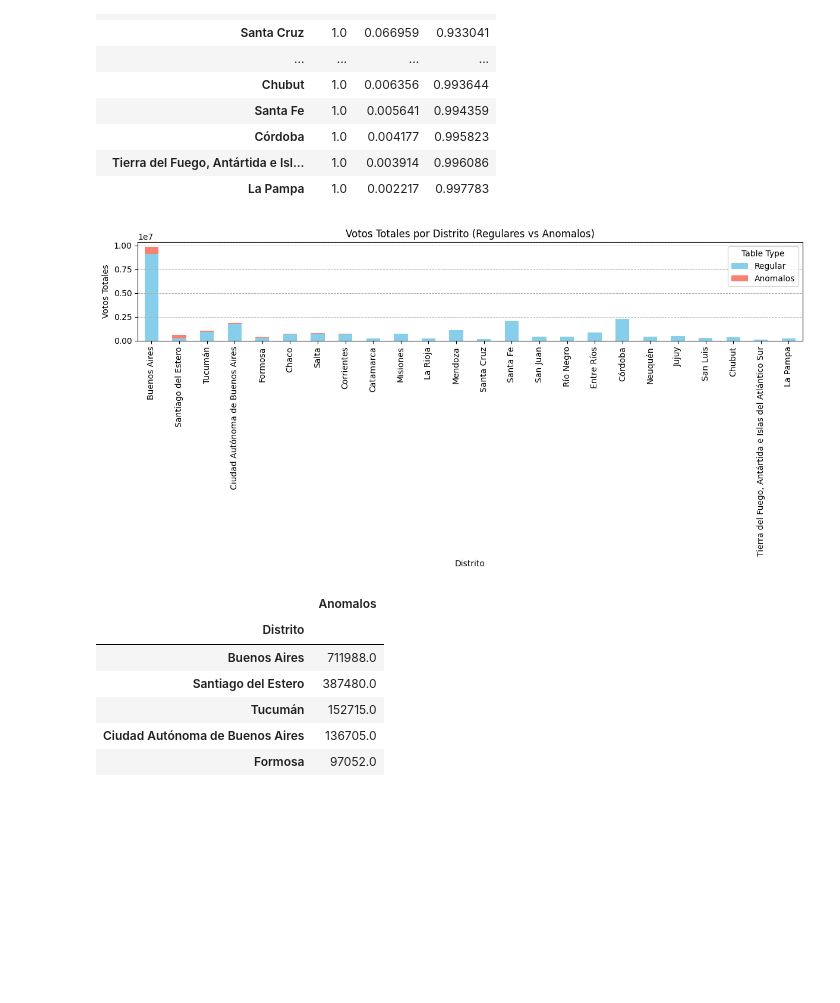
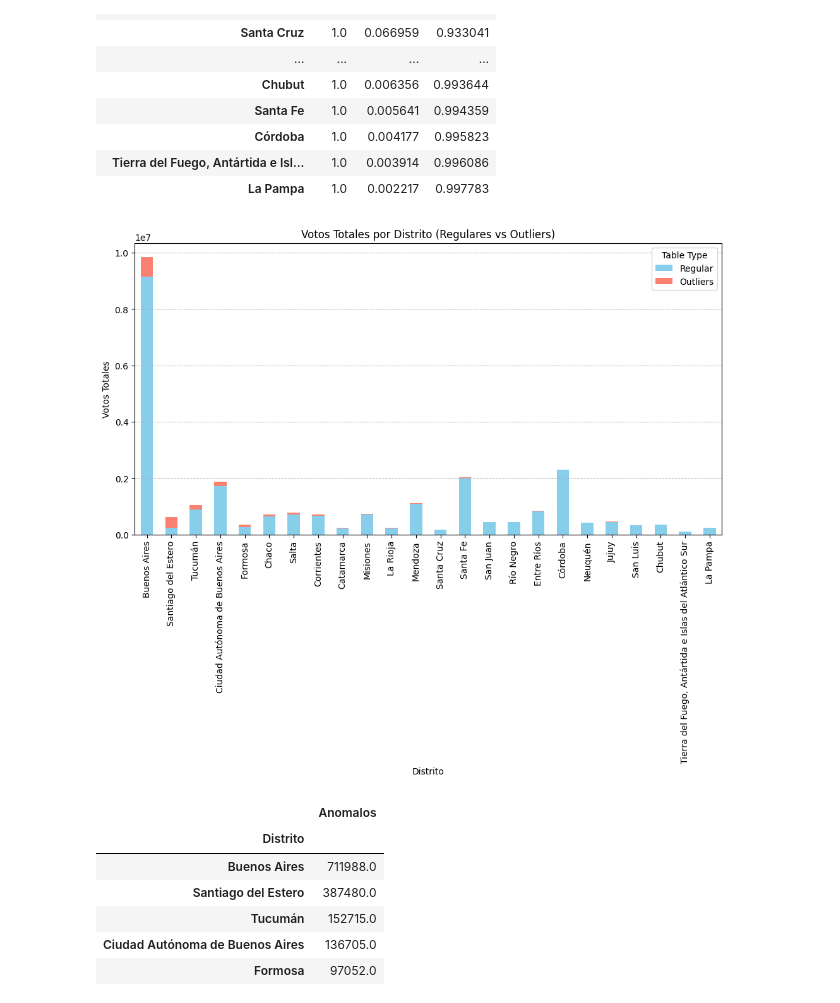
Before and after one commit to dgrandes/elecciones-arg-2023, a Jupyter notebook: Analisis-Elecciones.ipynb, the cells around one changed output. Drawn from its saved outputs; the diff is of its cells as text; code cells hidden in the pictures; blank space fills up the shorter version.

```diff
--- a/Analisis-Elecciones.ipynb
+++ b/Analisis-Elecciones.ipynb
@@ -436,29 +429,29 @@ districts_data_normalized.sort_values(by='Anomalos', ascending=False)
 # %%
  parties = ['UNION POR LA PATRIA', 'LA LIBERTAD AVANZA', 'JUNTOS POR EL CAMBIO', 'HACEMOS POR NUESTRO PAIS', 'FRENTE DE IZQUIERDA Y DE TRABAJADORES - UNIDAD']
 
 # Summing the votes for each party per Distrito for high-preference tables
 high_pref_votes_per_distrito = high_preference_tables.groupby('Distrito')[parties].sum().sum(axis=1)
 
 # Summing the votes for each party per Distrito for regular tables
 regular_tables_distrito = data[~data.index.isin(high_preference_tables.index)]
 regular_votes_per_distrito = regular_tables_distrito.groupby('Distrito')[parties].sum().sum(axis=1)
 votes_distrito_data = pd.DataFrame({
     'Regular': regular_votes_per_distrito,
-    'Anomalos': high_pref_votes_per_distrito
+    'Outliers': high_pref_votes_per_distrito
 })
 votes_distrito_data = votes_distrito_data.fillna(0)  # Fill NaN values with 0
-votes_distrito_data_sorted = votes_distrito_data.sort_values(by='Anomalos', ascending=False)
+votes_distrito_data_sorted = votes_distrito_data.sort_values(by='Outliers', ascending=False)
 ax = votes_distrito_data_sorted.plot(kind='bar', stacked=True, figsize=(12, 6), color=['skyblue', 'salmon'])
-plt.title('Votos Totales por Distrito (Regulares vs Anomalos)')
+plt.title('Votos Totales por Distrito (Regulares vs Outliers)')
 plt.xlabel('Distrito')
 plt.ylabel('Votos Totales')
 plt.xticks(rotation=90)
 plt.grid(axis='y', linestyle='--', linewidth=0.7)
 plt.legend(title='Table Type')
-plt.tight_layout()
+
 plt.show()
 # %% [output]
-[figure, old version]
+[figure, new version]
 # %%
 votes_distrito_data_sorted[['Anomalos']].sort_values(by='Anomalos', ascending=False)
 # %% [output]
```
Also changed, not shown: parts of 8 cells of this notebook.
